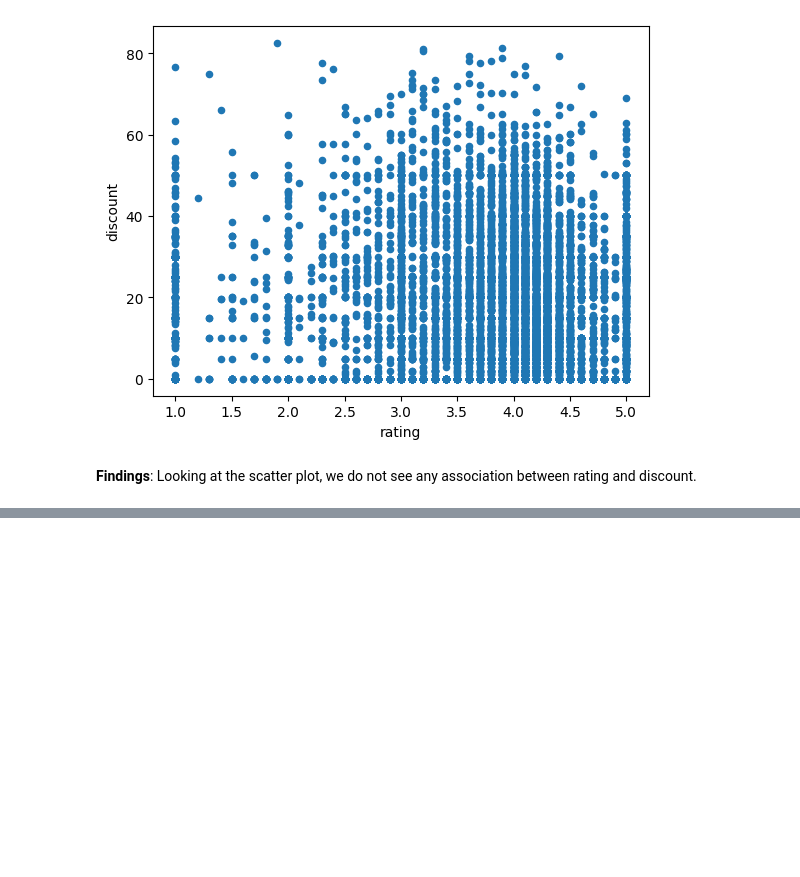
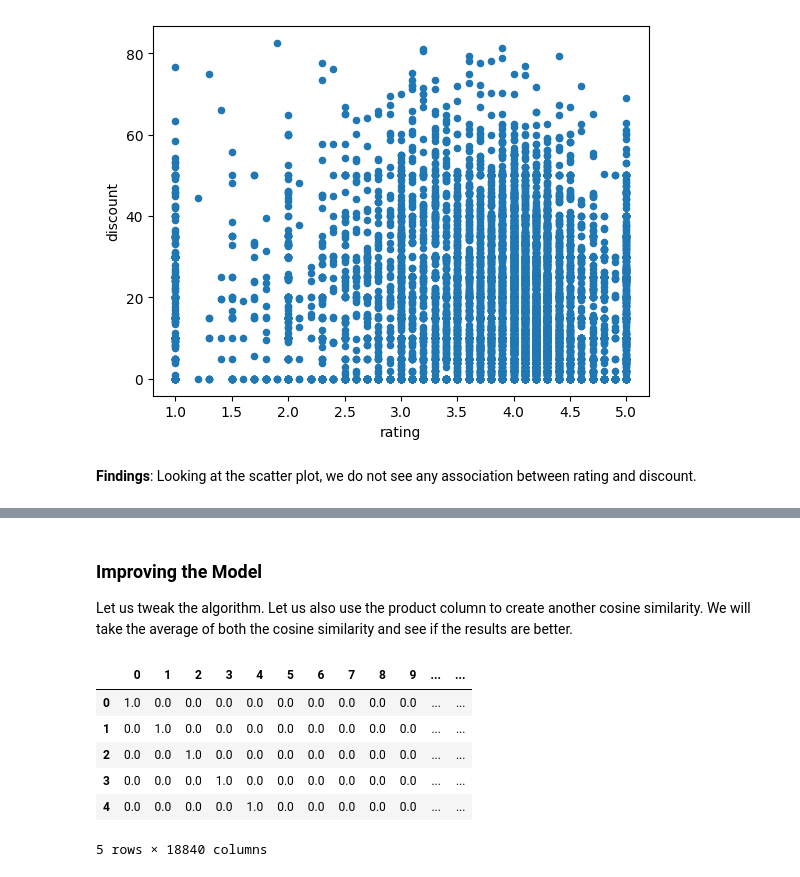
Before and after one commit to Lakshman895/Products-Recommendation-System, a Jupyter notebook: products_recommendation_system.ipynb, the cells around one changed output, grey strips where cells are left out. Cells and saved outputs as stored; diff of their text form; code cells hidden in the pictures; blank space fills up the shorter version.

```diff
--- a/products_recommendation_system.ipynb
+++ b/products_recommendation_system.ipynb
@@ -391,0 +514,17 @@ ax = df.plot.scatter(x='rating', y='discount')
+# %% [markdown]
+### Improving the Model ###
+Let us tweak the algorithm. Let us also use the product column to create another cosine similarity. We will take the average of both the cosine similarity and see if the results are better.
+# %%
+count2 = CountVectorizer(stop_words='english', lowercase=True)
+count_matrix2 = count2.fit_transform(df2['product'])
+cosine_sim2 = cosine_similarity(count_matrix2, count_matrix2)
+cosine_sim_df2 = pd.DataFrame(cosine_sim2)
+cosine_sim_df2.head()
+# %% [output]
+|  | 0 | 1 | 2 | 3 | 4 | 5 | 6 | 7 | 8 | 9 | ... | ... |
+| 0 | 1.0 | 0.0 | 0.0 | 0.0 | 0.0 | 0.0 | 0.0 | 0.0 | 0.0 | 0.0 | ... | ... |
+| 1 | 0.0 | 1.0 | 0.0 | 0.0 | 0.0 | 0.0 | 0.0 | 0.0 | 0.0 | 0.0 | ... | ... |
+| 2 | 0.0 | 0.0 | 1.0 | 0.0 | 0.0 | 0.0 | 0.0 | 0.0 | 0.0 | 0.0 | ... | ... |
+| 3 | 0.0 | 0.0 | 0.0 | 1.0 | 0.0 | 0.0 | 0.0 | 0.0 | 0.0 | 0.0 | ... | ... |
+| 4 | 0.0 | 0.0 | 0.0 | 0.0 | 1.0 | 0.0 | 0.0 | 0.0 | 0.0 | 0.0 | ... | ... |
+5 rows × 18840 columns
```
Also changed, not shown: parts of 20 cells of this notebook.
